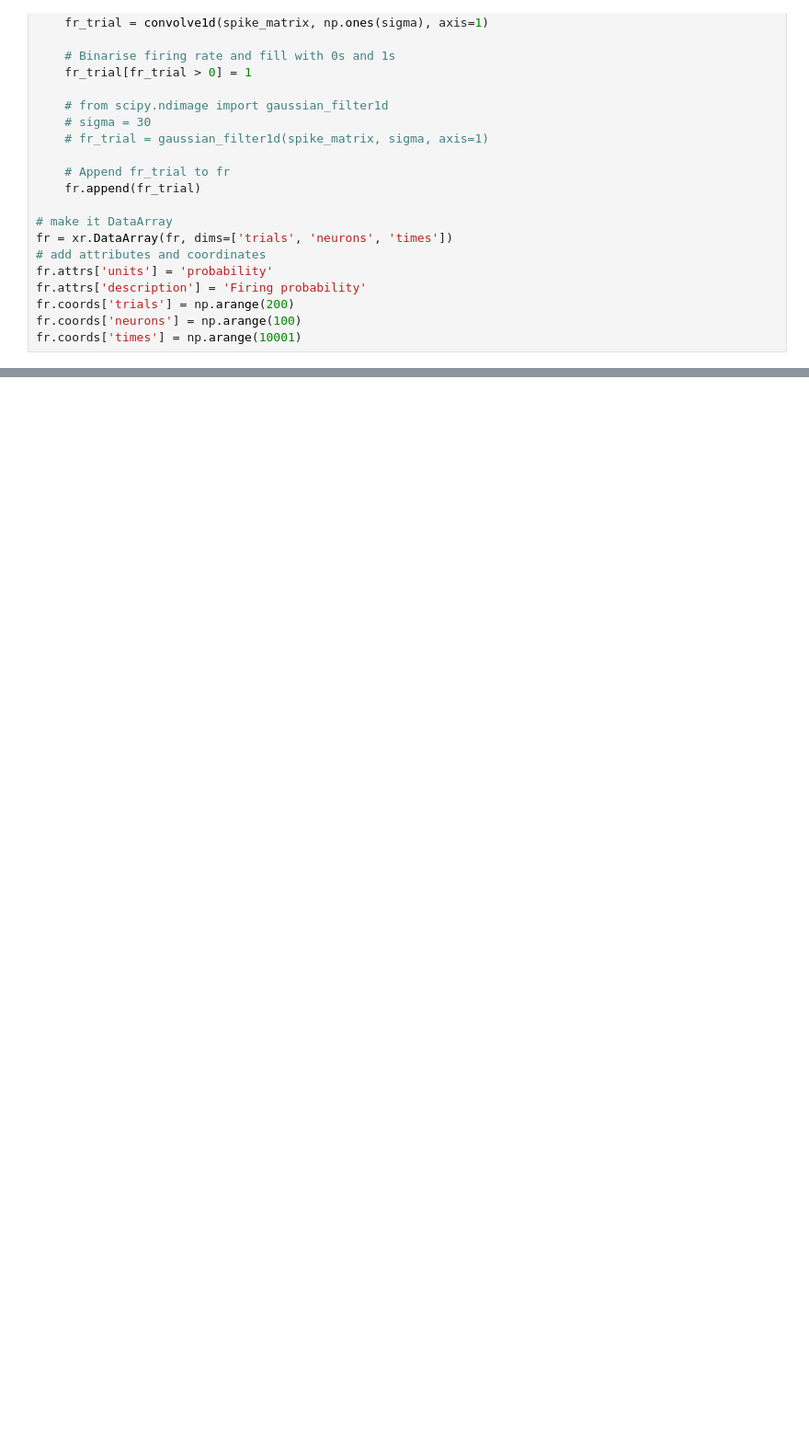
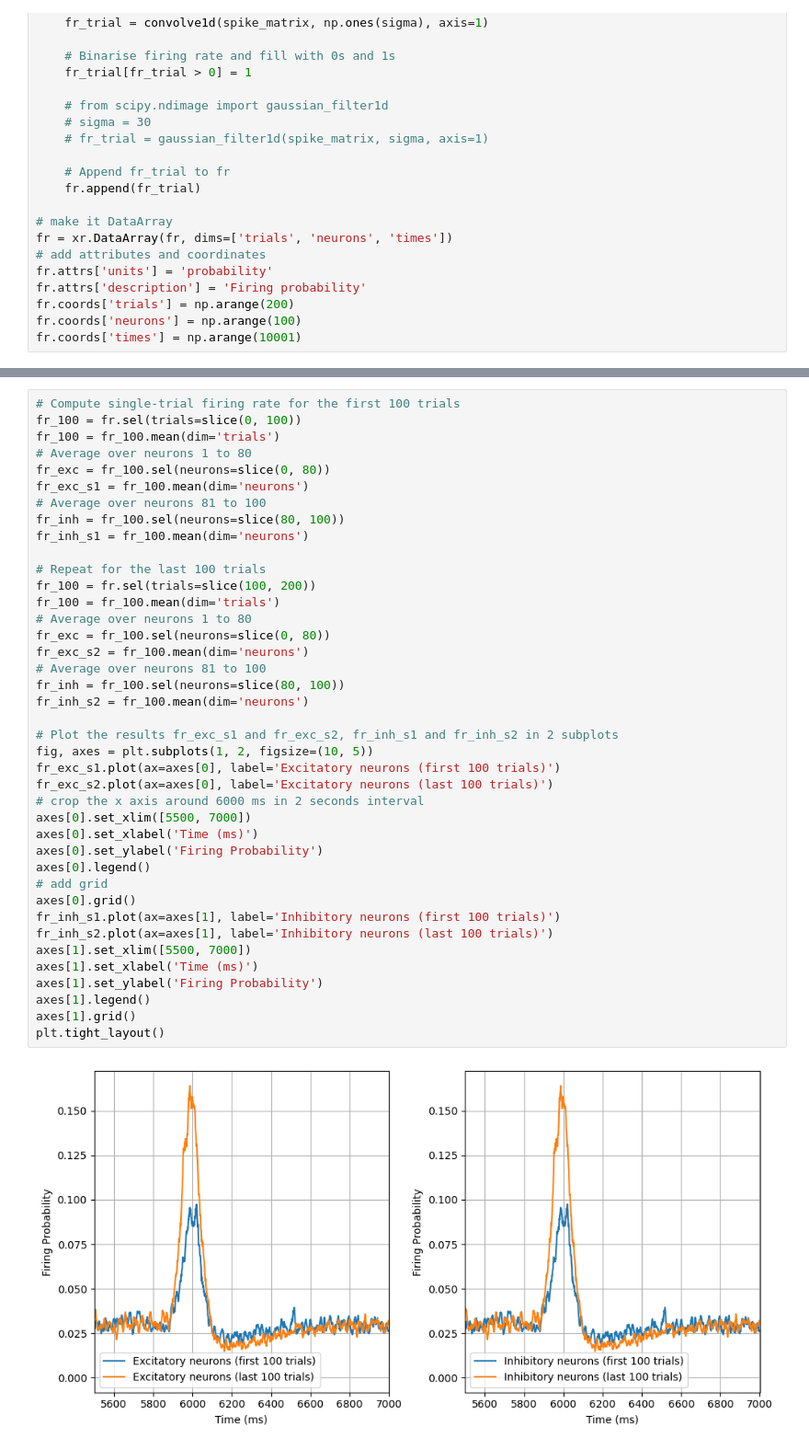
Before and after one commit to brainets/acrho, a Jupyter notebook: andrea/spiking_network.ipynb, the cells around one changed output, grey strips where cells are left out. Shown: that part at 92% size. Saved outputs shown, nothing was run; the diff lists cells and outputs as text; blank space fills up the shorter version.

```diff
--- a/andrea/spiking_network.ipynb
+++ b/andrea/spiking_network.ipynb
@@ -92,0 +71,42 @@ inh_spike= df.at[100, 'index_spike_inh']
+# %%
+# Compute single-trial firing rate for the first 100 trials
+fr_100 = fr.sel(trials=slice(0, 100))
+fr_100 = fr_100.mean(dim='trials')
+# Average over neurons 1 to 80
+fr_exc = fr_100.sel(neurons=slice(0, 80))
+fr_exc_s1 = fr_100.mean(dim='neurons')
+# Average over neurons 81 to 100
+fr_inh = fr_100.sel(neurons=slice(80, 100))
+fr_inh_s1 = fr_100.mean(dim='neurons')
+
+# Repeat for the last 100 trials
+fr_100 = fr.sel(trials=slice(100, 200))
+fr_100 = fr_100.mean(dim='trials')
+# Average over neurons 1 to 80
+fr_exc = fr_100.sel(neurons=slice(0, 80))
+fr_exc_s2 = fr_100.mean(dim='neurons')
+# Average over neurons 81 to 100
+fr_inh = fr_100.sel(neurons=slice(80, 100))
+fr_inh_s2 = fr_100.mean(dim='neurons')
+
+# Plot the results fr_exc_s1 and fr_exc_s2, fr_inh_s1 and fr_inh_s2 in 2 subplots
+fig, axes = plt.subplots(1, 2, figsize=(10, 5))
+fr_exc_s1.plot(ax=axes[0], label='Excitatory neurons (first 100 trials)')
+fr_exc_s2.plot(ax=axes[0], label='Excitatory neurons (last 100 trials)')
+# crop the x axis around 6000 ms in 2 seconds interval
+axes[0].set_xlim([5500, 7000])
+axes[0].set_xlabel('Time (ms)')
+axes[0].set_ylabel('Firing Probability')
+axes[0].legend()
+# add grid
+axes[0].grid()
+fr_inh_s1.plot(ax=axes[1], label='Inhibitory neurons (first 100 trials)')
+fr_inh_s2.plot(ax=axes[1], label='Inhibitory neurons (last 100 trials)')
+axes[1].set_xlim([5500, 7000])
+axes[1].set_xlabel('Time (ms)')
+axes[1].set_ylabel('Firing Probability')
+axes[1].legend()
+axes[1].grid()
+plt.tight_layout()
+# %% [output]
+[figure, added]
```
Also changed, not shown: parts of 14 cells of this notebook, 1 other file.
